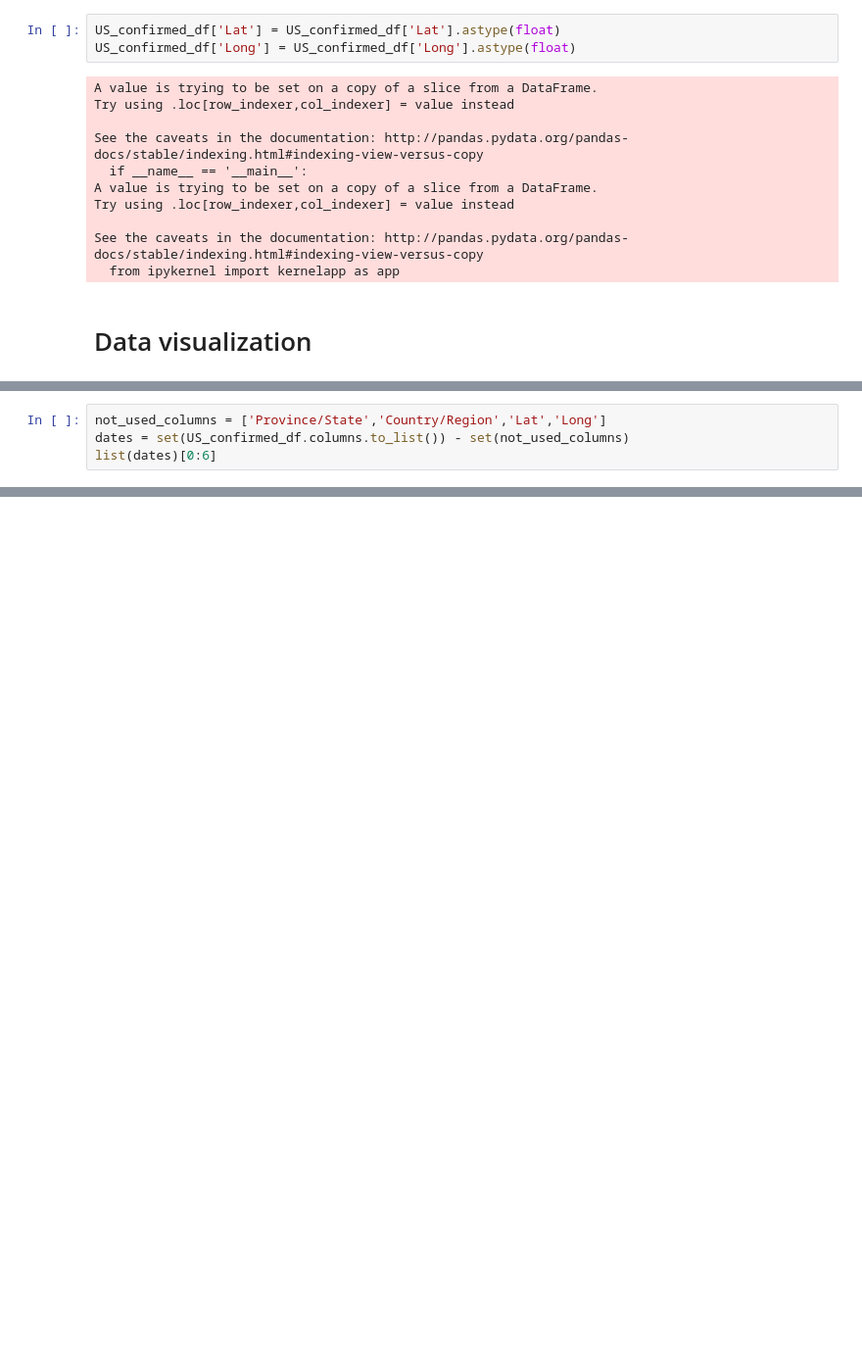
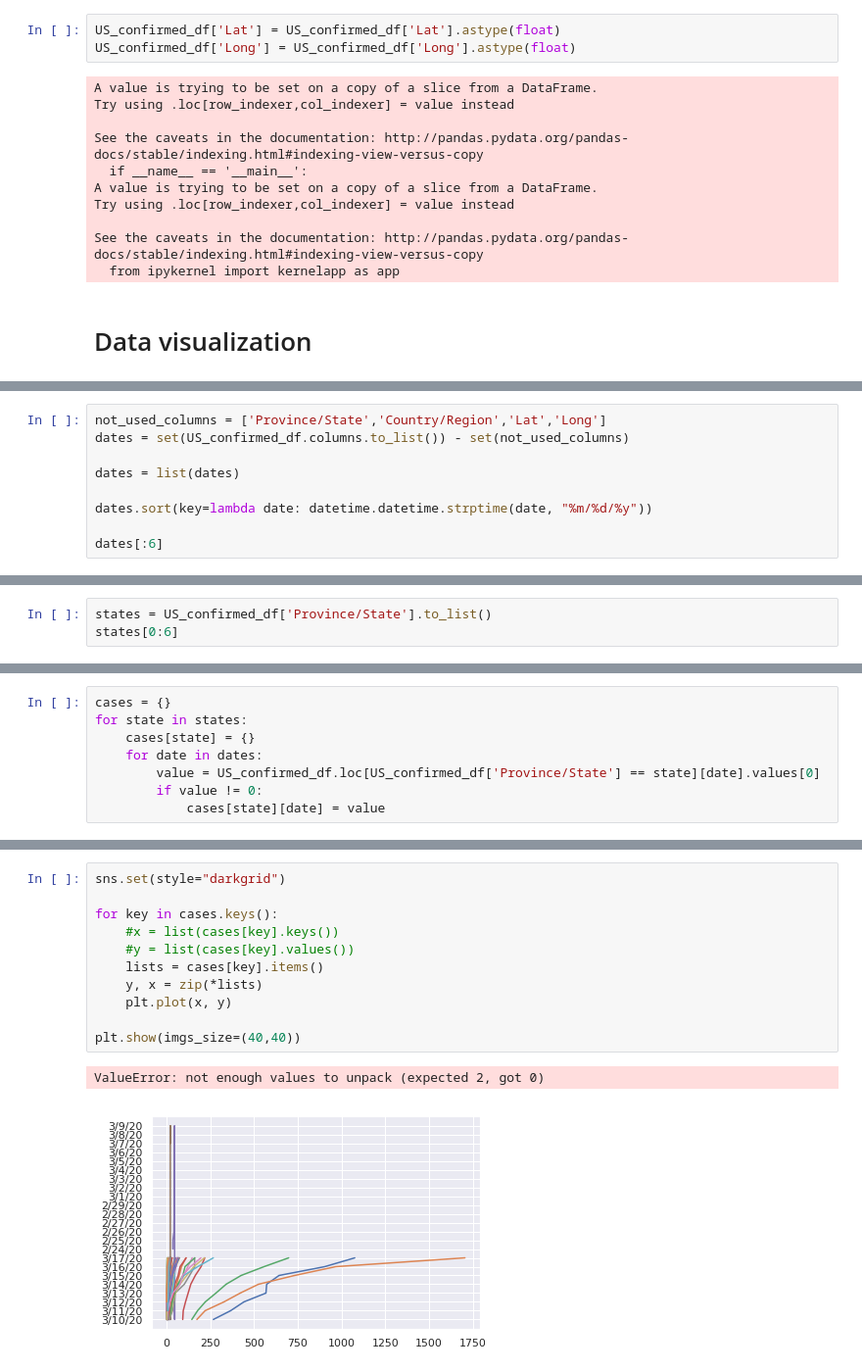
Before and after one commit to mateuskb/covid-19, a Jupyter notebook: Covid-19 analysis.ipynb, the cells around one changed output, grey strips where cells are left out. Shown at 98% size. Drawn from its saved outputs; the diff is of its cells as text; blank space fills up the shorter version.

```diff
--- a/Covid-19 analysis.ipynb
+++ b/Covid-19 analysis.ipynb
@@ -224,5 +229,10 @@ map_hooray
 # %%
 not_used_columns = ['Province/State','Country/Region','Lat','Long']
 dates = set(US_confirmed_df.columns.to_list()) - set(not_used_columns)
-list(dates)[0:6]
+
+dates = list(dates)
+
+dates.sort(key=lambda date: datetime.datetime.strptime(date, "%m/%d/%y"))
+
+dates[:6]
 # %% [output]
@@ -229,0 +240,3 @@ list(dates)[0:6]
+# %%
+states = US_confirmed_df['Province/State'].to_list()
+states[0:6]
@@ -229,0 +250,8 @@ list(dates)[0:6]
+# %%
+cases = {}
+for state in states:
+    cases[state] = {}
+    for date in dates:
+        value = US_confirmed_df.loc[US_confirmed_df['Province/State'] == state][date].values[0]
+        if value != 0:
+            cases[state][date] = value
@@ -229,0 +278,14 @@ list(dates)[0:6]
+# %%
+sns.set(style="darkgrid")
+
+for key in cases.keys():
+    #x = list(cases[key].keys())
+    #y = list(cases[key].values())
+    lists = cases[key].items()
+    y, x = zip(*lists)
+    plt.plot(x, y)
+
+plt.show(imgs_size=(40,40))
+# %% [output]
+ValueError: not enough values to unpack (expected 2, got 0)
+[figure, added]
```
Also changed, not shown: parts of 5 cells of this notebook.
